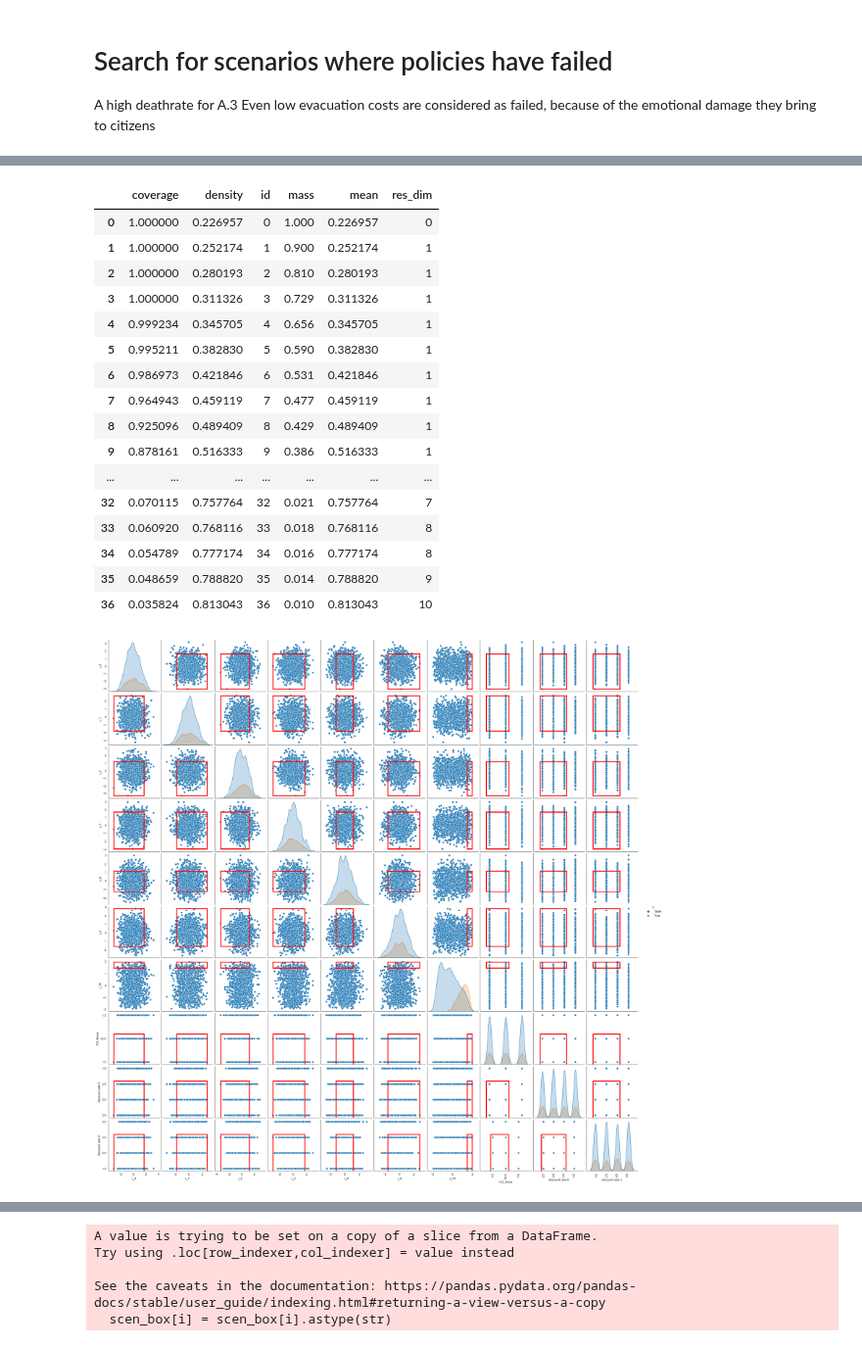
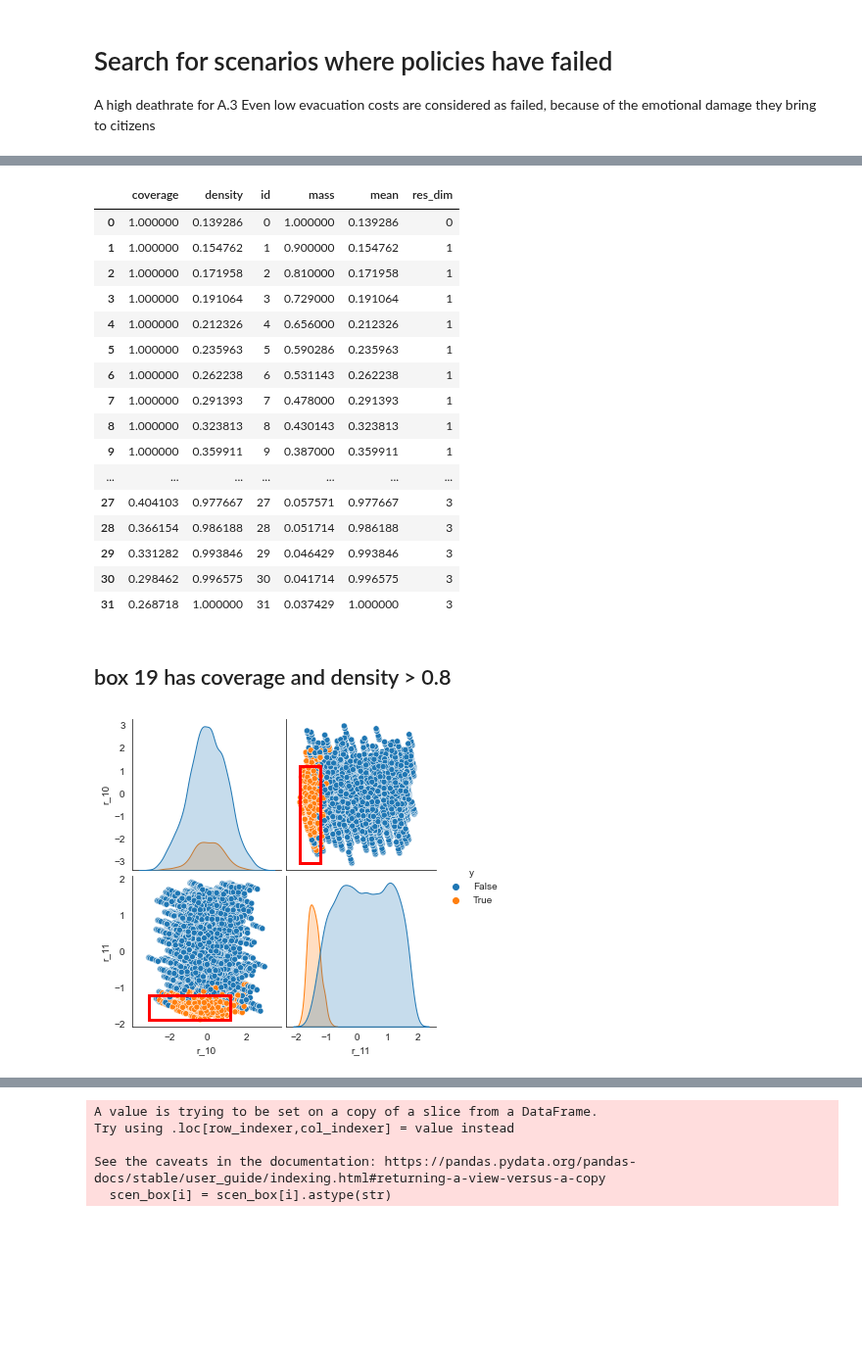
Before and after one commit to tamarvooijs/MBDM, a Jupyter notebook: final assignment/mordm laszlo.ipynb, the cells around one changed output, grey strips where cells are left out. Shown at 98% size. Saved outputs shown, nothing was run; the diff lists cells and outputs as text; code cells hidden in the pictures; blank space fills up the shorter version.

```diff
--- a/final assignment/mordm laszlo.ipynb
+++ b/final assignment/mordm laszlo.ipynb
@@ -62,22 +62,36 @@ convergence_metrics = [EpsilonProgress()]
 
 # 30 grid cells in objective space per outcome
 # Based on max values encountered in open exploration
-epsilons = [1e5/ , 3.55e9/30, 5.45e9/30, 3.53/30, 2e9/30, 2.5/30]
+epsilons = [1e5/1000 , 3.55e9/1000, 5.45e9/1000, 3.53/1000, 2e9/1000, 2.5/1000]
+epsilons_2 = [1e5/100 , 3.55e9/100, 5.45e9/100, 3.53/100, 2e9/100, 2.5/100]
 
 nfe = 50000
 
 
+# try:
+#     # Only run the experiments again if data hasn't been generated yet
+#     results = pd.read_csv("results/1000_results_opt_ref.csv")
+#     convergence = pd.read_csv("results/1000_convergence_opt_ref.csv")
+# except IOError:
+#     with MultiprocessingEvaluator(dike_model) as evaluator:
+#         results, convergence = evaluator.optimize(nfe=nfe, searchover='levers',
+#                                                       convergence=convergence_metrics,
+#                                                       reference=ref_scenario,
+#                                                       epsilons=epsilons)
+#     results.to_csv("results/1000_results_opt_ref.csv")
+#     convergence.to_csv("results/1000_convergence_opt_ref.csv")
+
+
 try:
     # Only run the experiments again if data hasn't been generated yet
-    results = pd.read_csv("results/results_opt_ref.csv")
-    convergence = pd.read_csv("results/convergence_opt_ref.csv")
+    results = pd.read_csv("results/100_results_opt_ref.csv")
+    convergence = pd.read_csv("results/100_convergence_opt_ref.csv")
 except IOError:
     with MultiprocessingEvaluator(dike_model) as evaluator:
         results, convergence = evaluator.optimize(nfe=nfe, searchover='levers',
                                                       convergence=convergence_metrics,
                                                       reference=ref_scenario,
-                                                      epsilons=epsilons)
-
-    results.to_csv("results/results_opt_ref.csv")
-    convergence.to_csv("results/convergence_opt_ref.csv")
+                                                      epsilons=epsilons_2)
+    results.to_csv("results/100_results_opt_ref.csv")
+    convergence.to_csv("results/100convergence_opt_ref.csv")
 # %% [output]
@@ -160,6 +154,6 @@ Index(['Expected Annual Damage other dike rings',
       dtype='object')
 # %%
-thresholds = results[(results['A.3_Expected Number of Deaths'] < 0.01) & (results["Expected Number of Deaths other dike rings"] < 0.04) & (results['Evacuation Costs'] < 10000)]
+thresholds = results[(results['A.3_Expected Number of Deaths'] < 0.02) & (results["Expected Number of Deaths other dike rings"] < 0.08) & (results['Evacuation Costs'] < 10000)]
                      #(results["RfR Investment Costs"] < 1e8)]
 # thresholds[['A.3_Expected Annual Damage', 'A.3_Dike Investment Costs', 'A.3_Expected Number of Deaths',
 #                        'RfR Total Costs', 'Expected Evacuation Costs']]
@@ -232,10 +193,10 @@ for i, policy in policies.iterrows():
 # %%
 n_scenarios = 1000
 try:
-    results = load_results("1000scen_23_pol")
+    results = load_results("results/1000_scen_7_pol.tar.gz")
 except IOError:
     with MultiprocessingEvaluator(dike_model) as evaluator:
         results = evaluator.perform_experiments(n_scenarios,
                                                 policies_to_evaluate)
-    save_results(results, "1000scen_23_pol")
+    save_results(results, "results/1000_scen_7_pol.tar.gz")
 # %% [output]
@@ -286,7 +247,7 @@ A high deathrate for A.3
 Even low evacuation costs are considered as failed, because of the emotional damage they bring to citizens
 # %%
 x = experiments.drop([o.name for o in dike_model.levers], axis=1)
-y = (outcomes['A.3_Expected Number of Deaths'] > 0.1) & (outcomes['Expected Evacuation Costs'] > 500)
+y = (outcomes['A.3_Expected Number of Deaths'] > 0.1) & (outcomes['Evacuation Costs'] > 500)
 
 
 
@@ -355,25 +317,27 @@ plt.show()
 box.peeling_trajectory
 # %% [output]
 |  | coverage | density | id | mass | mean | res_dim |
-| 0 | 1.000000 | 0.226957 | 0 | 1.000 | 0.226957 | 0 |
-| 1 | 1.000000 | 0.252174 | 1 | 0.900 | 0.252174 | 1 |
-| 2 | 1.000000 | 0.280193 | 2 | 0.810 | 0.280193 | 1 |
-| 3 | 1.000000 | 0.311326 | 3 | 0.729 | 0.311326 | 1 |
-| 4 | 0.999234 | 0.345705 | 4 | 0.656 | 0.345705 | 1 |
-| 5 | 0.995211 | 0.382830 | 5 | 0.590 | 0.382830 | 1 |
-| 6 | 0.986973 | 0.421846 | 6 | 0.531 | 0.421846 | 1 |
-| 7 | 0.964943 | 0.459119 | 7 | 0.477 | 0.459119 | 1 |
-| 8 | 0.925096 | 0.489409 | 8 | 0.429 | 0.489409 | 1 |
-| 9 | 0.878161 | 0.516333 | 9 | 0.386 | 0.516333 | 1 |
+| 0 | 1.000000 | 0.139286 | 0 | 1.000000 | 0.139286 | 0 |
+| 1 | 1.000000 | 0.154762 | 1 | 0.900000 | 0.154762 | 1 |
+| 2 | 1.000000 | 0.171958 | 2 | 0.810000 | 0.171958 | 1 |
+| 3 | 1.000000 | 0.191064 | 3 | 0.729000 | 0.191064 | 1 |
+| 4 | 1.000000 | 0.212326 | 4 | 0.656000 | 0.212326 | 1 |
+| 5 | 1.000000 | 0.235963 | 5 | 0.590286 | 0.235963 | 1 |
+| 6 | 1.000000 | 0.262238 | 6 | 0.531143 | 0.262238 | 1 |
+| 7 | 1.000000 | 0.291393 | 7 | 0.478000 | 0.291393 | 1 |
+| 8 | 1.000000 | 0.323813 | 8 | 0.430143 | 0.323813 | 1 |
+| 9 | 1.000000 | 0.359911 | 9 | 0.387000 | 0.359911 | 1 |
 | ... | ... | ... | ... | ... | ... | ... |
-| 32 | 0.070115 | 0.757764 | 32 | 0.021 | 0.757764 | 7 |
-| 33 | 0.060920 | 0.768116 | 33 | 0.018 | 0.768116 | 8 |
-| 34 | 0.054789 | 0.777174 | 34 | 0.016 | 0.777174 | 8 |
-| 35 | 0.048659 | 0.788820 | 35 | 0.014 | 0.788820 | 9 |
-| 36 | 0.035824 | 0.813043 | 36 | 0.010 | 0.813043 | 10 |
+| 27 | 0.404103 | 0.977667 | 27 | 0.057571 | 0.977667 | 3 |
+| 28 | 0.366154 | 0.986188 | 28 | 0.051714 | 0.986188 | 3 |
+| 29 | 0.331282 | 0.993846 | 29 | 0.046429 | 0.993846 | 3 |
+| 30 | 0.298462 | 0.996575 | 30 | 0.041714 | 0.996575 | 3 |
+| 31 | 0.268718 | 1.000000 | 31 | 0.037429 | 1.000000 | 3 |
+# %% [markdown]
+## box 19 has coverage and density > 0.8
 # %%
-box.show_pairs_scatter()
+box.show_pairs_scatter(19)
 plt.show()
 # %% [output]
-[figure, old version]
+[figure, new version]
 # %%
```
Also changed, not shown: parts of 25 cells of this notebook, 9 other files.
